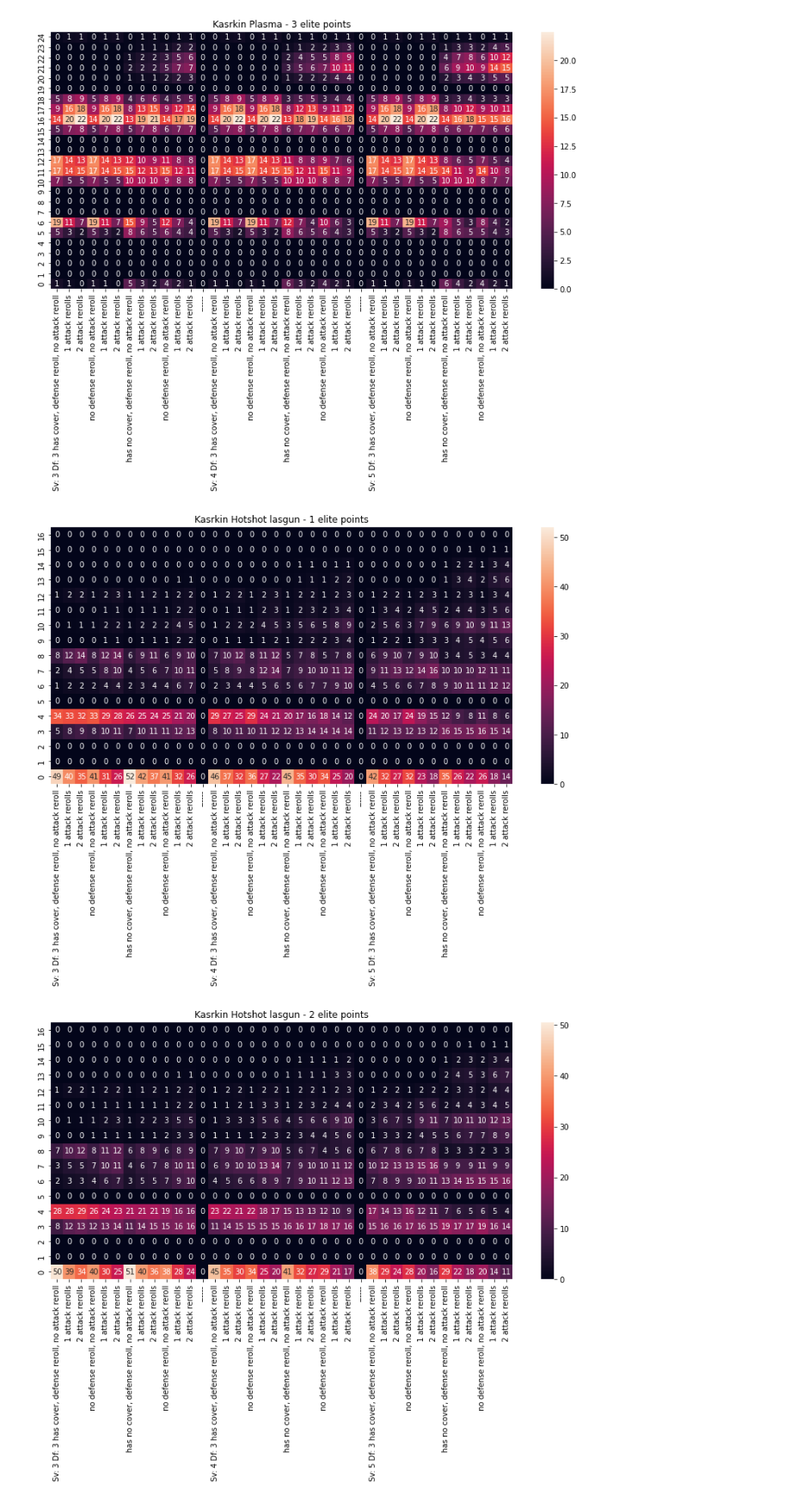
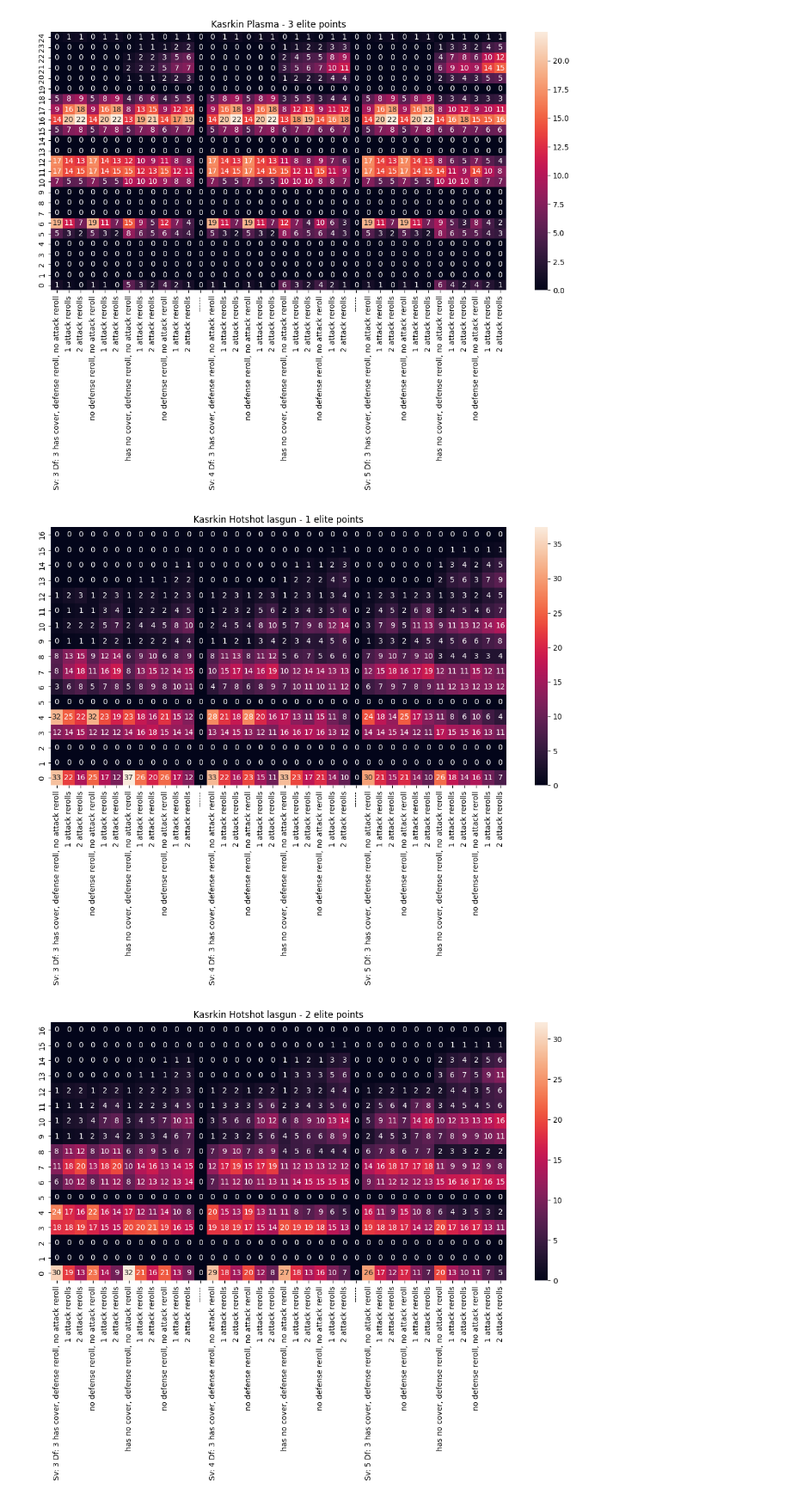
Before and after one commit to feuerfritas/ktstats, a Jupyter notebook: Untitled.ipynb, the cells around one changed output. Shown at 86% size. Cells and saved outputs as stored; diff of their text form; code cells hidden in the pictures.

```diff
--- a/Untitled.ipynb
+++ b/Untitled.ipynb
@@ -156,13 +93,13 @@ plot_heatmap(kplasma3p)
 # %% [output]
 [figure]
 # %%
-klas1p = Weapon('Kasrkin Hotshot lasgun - 1 elite points', 4, 4, 3, 4, [], dice_class=KasrkinRoll1p)
+klas1p = Weapon('Kasrkin Hotshot lasgun - 1 elite points', 4, 4, 3, 4, ['P1'], dice_class=KasrkinRoll1p)
 plot_heatmap(klas1p)
 # %% [output]
-[figure, old version]
+[figure, new version]
 # %%
-klas2p = Weapon('Kasrkin Hotshot lasgun - 2 elite points', 4, 4, 3, 4, [], dice_class=KasrkinRoll2p)
+klas2p = Weapon('Kasrkin Hotshot lasgun - 2 elite points', 4, 4, 3, 4, ['P1'], dice_class=KasrkinRoll2p)
 plot_heatmap(klas2p)
 # %% [output]
-[figure, old version]
+[figure, new version]
 # %%
```
Also changed, not shown: parts of 31 cells of this notebook.
